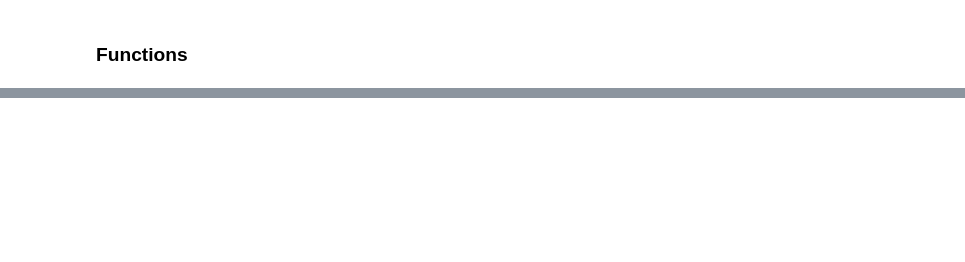
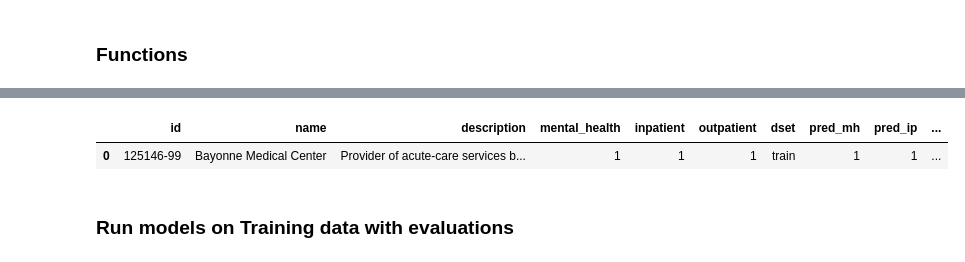
Before and after one commit to awerdich/llmt, a Jupyter notebook: notebooks/openai/train_predictions_250701.ipynb, the cells around one changed output, grey strips where cells are left out. Cells and saved outputs as stored; diff of their text form; code cells hidden in the pictures; blank space fills up the shorter version.

```diff
--- a/notebooks/openai/train_predictions_250701.ipynb
+++ b/notebooks/openai/train_predictions_250701.ipynb
@@ -202,0 +210,37 @@ display(results_df.head())
+# %%
+# Function to send a sample to the model
+def send_sample(company_df, deployment_name, version_dict):
+    assert len(company_df) == 1, 'The input data frame is one sample and should have just ONE ROW!'
+    company_name = company_df.get('name').values[0]
+    company_description = company_df.get('description').values[0]
+    model = OpenAIModel(model=deployment_name)
+    response_list = predict_classes(model=model,
+                                    name=company_name,
+                                    description=company_description,
+                                    temperature=0,
+                                    version_dict=version_dict)
+    # Add the responses to the company_df dataframe
+    for response in response_list:
+        company_df = company_df.assign(**response)
+    # Combine the binary columns
+    company_df = Performance(data=company_df).\
+        combine_columns(true_col_list=['mental_health', 'inpatient'],
+                        pred_col_list=['pred_mh', 'pred_ip']).\
+        rename(columns={'pred_mh_pred_ip': 'pred_mh_ip'})
+
+    company_df = Performance(data=company_df).\
+        combine_columns(true_col_list=['mental_health', 'outpatient'],
+                        pred_col_list=['pred_mh', 'pred_op']).\
+        rename(columns={'pred_mh_pred_op': 'pred_mh_op'})
+
+    return company_df
+
+# Try this function
+company_df = df.loc[df['id'] == company_id]
+test_df = send_sample(company_df=company_df, deployment_name=deployment_name_1, version_dict=version_dict_1)
+display(test_df)
+# %% [output]
+|  | id | name | description | mental_health | inpatient | outpatient | dset | pred_mh | pred_ip | ... |
+| 0 | 125146-99 | Bayonne Medical Center | Provider of acute-care services b... | 1 | 1 | 1 | train | 1 | 1 | ... |
+# %% [markdown]
+### Run models on Training data with evaluations ###
```
Also changed, not shown: parts of 11 cells of this notebook.
